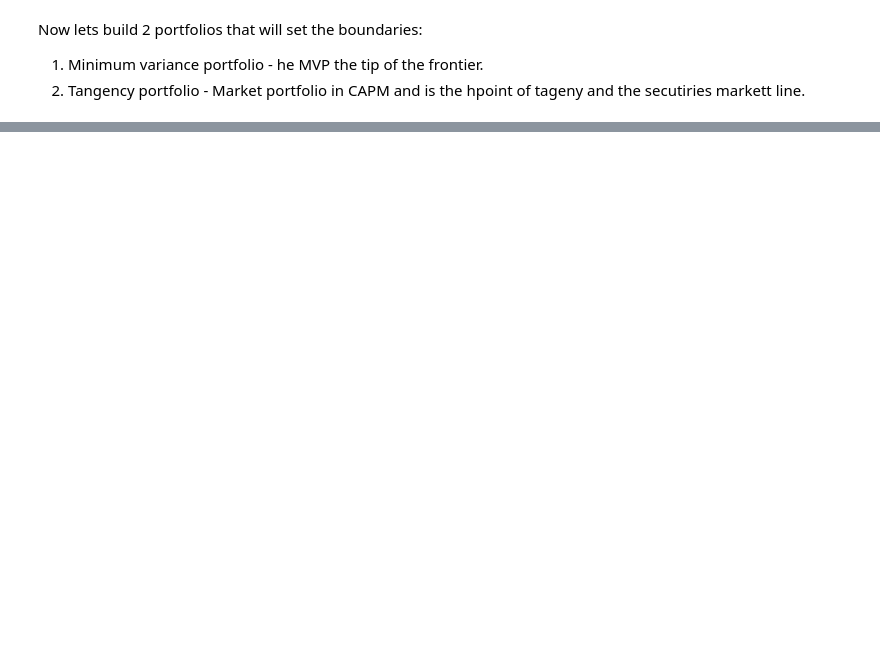
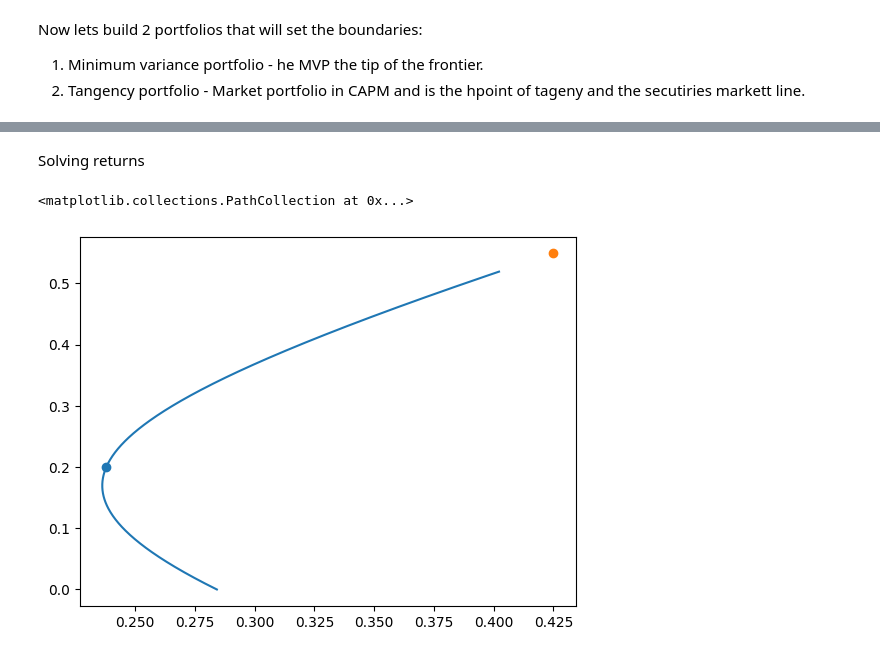
Before and after one commit to adamd1985/quant_research, a Jupyter notebook: efficient-frontier-quant.ipynb, the cells around one changed output, grey strips where cells are left out. Saved outputs shown, nothing was run; the diff lists cells and outputs as text; code cells hidden in the pictures; blank space fills up the shorter version.

```diff
--- a/efficient-frontier-quant.ipynb
+++ b/efficient-frontier-quant.ipynb
@@ -205,3 +299,27 @@ plt.show()
+# %% [markdown]
+Solving returns
+# %%
+opt_port = None
+opt_risk = None
+opt_ret = None
+# if target_ret < mvp_ret -> opt_x = mvp_x
+
+# MVP Weigh
+mvp_weights = (rets_quadratic - (rets_linear * TARGET_RET))/utility_func
+# TAN Weigh
+tan_weights = ((rets_constant * TARGET_RET) - rets_linear)/utility_func
+
+opt_port = (mvp_weights*min_risk_vect) + (tan_weights*expect_ret_vect)
+opt_ret = np.sum(opt_port*rets)
+opt_risk = np.sqrt(((rets_constant * (opt_ret ** 2)) -
+                (2 * rets_linear * opt_ret) + rets_quadratic) / utility_func)
+
+plt.plot(risk_std, exp_rets)
+plt.scatter(opt_risk, opt_ret)
+plt.scatter(tan_risk, tan_ret)
+# %% [output]
+<matplotlib.collections.PathCollection at 0x...>
+[figure, added]
 # %% [markdown]
 # Conclusion
 
```
Also changed, not shown: parts of 11 cells of this notebook.
